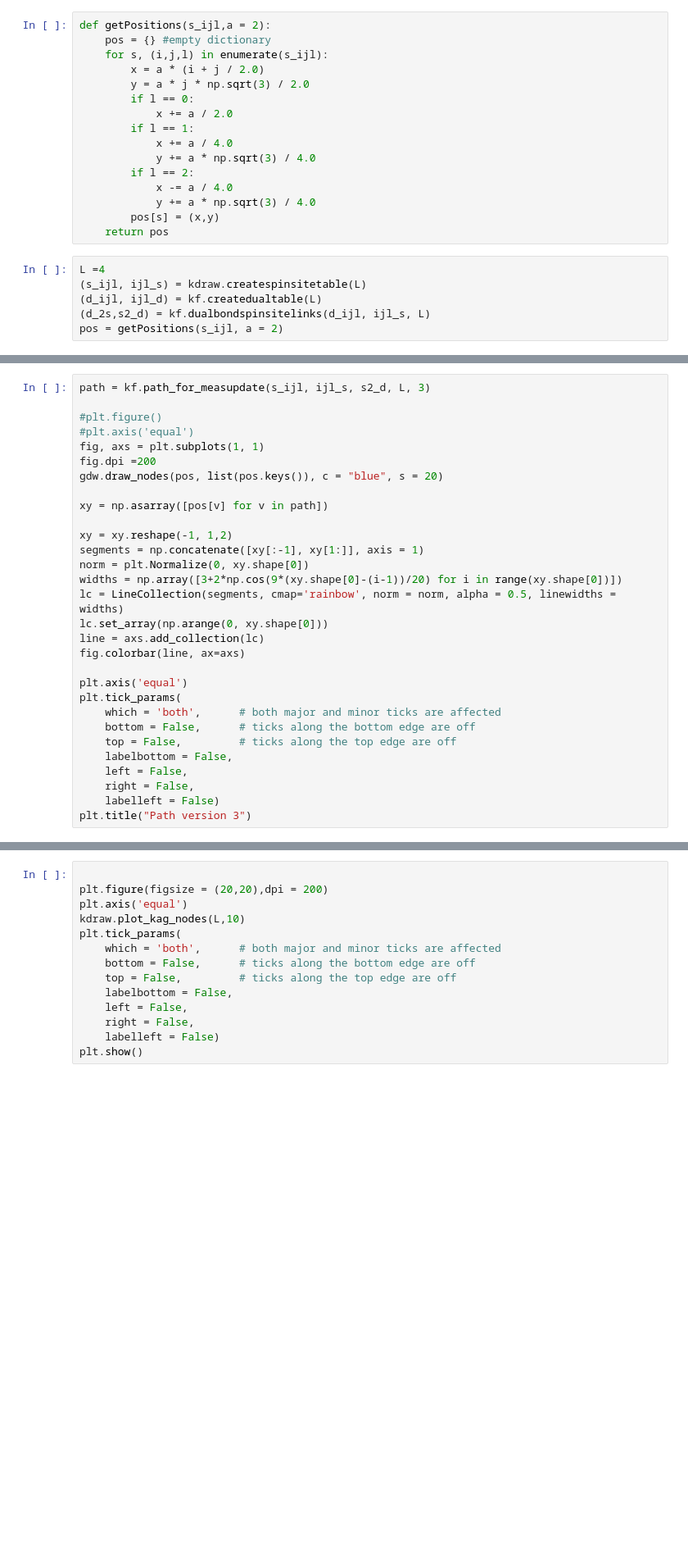
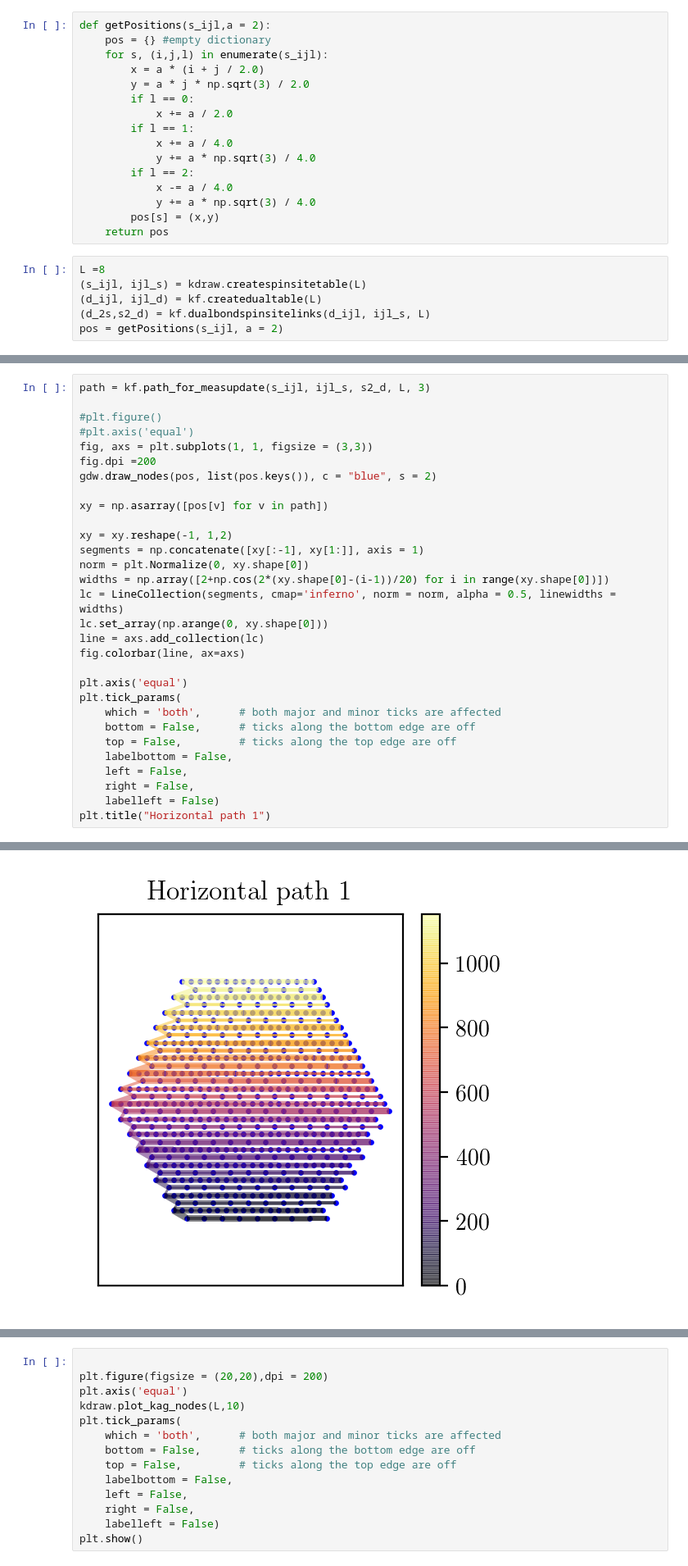
Before and after one commit to jeannecolbois/myopic-dual-worm, a Jupyter notebook: dualworm-kagome/ExampleKagome/ExampleKagomeLattice.ipynb, the cells around one changed output, grey strips where cells are left out. Shown at 82% size. Drawn from its saved outputs; the diff is of its cells as text; blank space fills up the shorter version.

```diff
--- a/dualworm-kagome/ExampleKagome/ExampleKagomeLattice.ipynb
+++ b/dualworm-kagome/ExampleKagome/ExampleKagomeLattice.ipynb
@@ -29,7 +30,7 @@ def getPositions(s_ijl,a = 2):
         pos[s] = (x,y)
     return pos
 # %%
-L =4
+L =8
 (s_ijl, ijl_s) = kdraw.createspinsitetable(L)
 (d_ijl, ijl_d) = kf.createdualtable(L)
 (d_2s,s2_d) = kf.dualbondspinsitelinks(d_ijl, ijl_s, L)
@@ -129,17 +150,17 @@ path = kf.path_for_measupdate(s_ijl, ijl_s, s2_d, L, 3)
 
 #plt.figure()
 #plt.axis('equal')
-fig, axs = plt.subplots(1, 1)
+fig, axs = plt.subplots(1, 1, figsize = (3,3))
 fig.dpi =200
-gdw.draw_nodes(pos, list(pos.keys()), c = "blue", s = 20)
+gdw.draw_nodes(pos, list(pos.keys()), c = "blue", s = 2)
 
 xy = np.asarray([pos[v] for v in path])
 
 xy = xy.reshape(-1, 1,2)
 segments = np.concatenate([xy[:-1], xy[1:]], axis = 1)
 norm = plt.Normalize(0, xy.shape[0])
-widths = np.array([3+2*np.cos(9*(xy.shape[0]-(i-1))/20) for i in range(xy.shape[0])])
-lc = LineCollection(segments, cmap='rainbow', norm = norm, alpha = 0.5, linewidths = widths)
+widths = np.array([2+np.cos(2*(xy.shape[0]-(i-1))/20) for i in range(xy.shape[0])])
+lc = LineCollection(segments, cmap='inferno', norm = norm, alpha = 0.5, linewidths = widths)
 lc.set_array(np.arange(0, xy.shape[0]))
 line = axs.add_collection(lc)
 fig.colorbar(line, ax=axs)
@@ -153,4 +174,5 @@ plt.tick_params(
     left = False,
     right = False,
     labelleft = False)
-plt.title("Path version 3")
+plt.title("Horizontal path 1")
+# %% [output]
@@ -156,0 +180 @@ plt.title("Path version 3")
+[figure, added]
```
Also changed, not shown: parts of 10 cells of this notebook, 3 other files.
